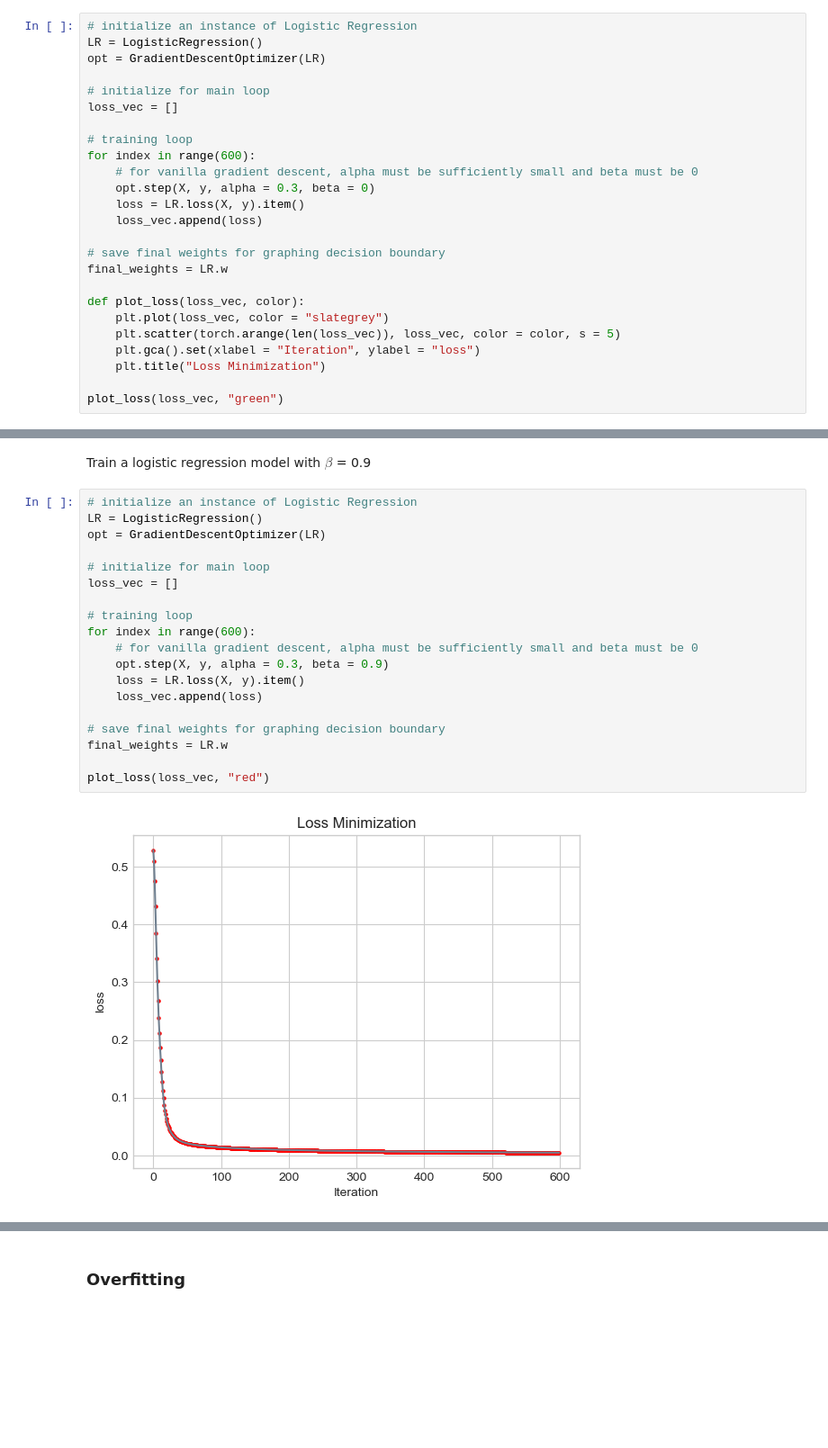
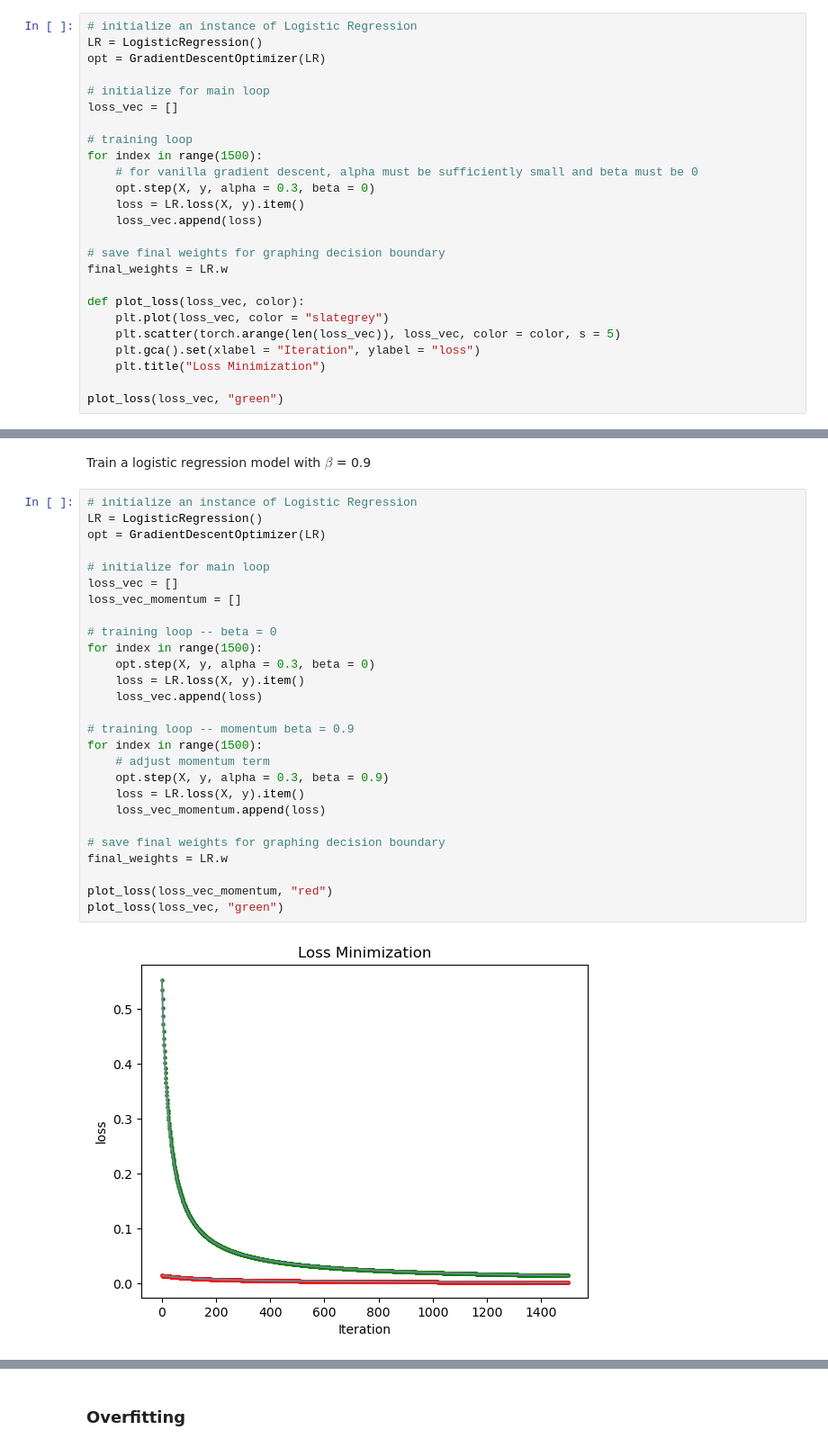
Before and after one commit to lizrightmire02/lizrightmireio.github.io, a Jupyter notebook: posts/LogisticRegression/index.ipynb, the cells around one changed output, grey strips where cells are left out. Shown: that part at 90% size. Drawn from its saved outputs; the diff is of its cells as text; blank space fills up the shorter version.

```diff
--- a/posts/LogisticRegression/index.ipynb
+++ b/posts/LogisticRegression/index.ipynb
@@ -82,7 +82,7 @@ opt = GradientDescentOptimizer(LR)
 loss_vec = []
 
 # training loop
-for index in range(600):
+for index in range(1500):
     # for vanilla gradient descent, alpha must be sufficiently small and beta must be 0
     opt.step(X, y, alpha = 0.3, beta = 0)
     loss = LR.loss(X, y).item()
@@ -124,21 +124,29 @@ Train a logistic regression model with $\beta$ = 0.9
 # %%
 # initialize an instance of Logistic Regression
 LR = LogisticRegression()
 opt = GradientDescentOptimizer(LR)
 
 # initialize for main loop
 loss_vec = []
+loss_vec_momentum = []
 
-# training loop
-for index in range(600):
-    # for vanilla gradient descent, alpha must be sufficiently small and beta must be 0
+# training loop -- beta = 0
+for index in range(1500):
+    opt.step(X, y, alpha = 0.3, beta = 0)
+    loss = LR.loss(X, y).item()
+    loss_vec.append(loss)
+
+# training loop -- momentum beta = 0.9
+for index in range(1500):
+    # adjust momentum term
     opt.step(X, y, alpha = 0.3, beta = 0.9)
     loss = LR.loss(X, y).item()
-    loss_vec.append(loss)
+    loss_vec_momentum.append(loss)
 
 # save final weights for graphing decision boundary
 final_weights = LR.w
 
-plot_loss(loss_vec, "red")
+plot_loss(loss_vec_momentum, "red")
+plot_loss(loss_vec, "green")
 # %% [output]
-[figure, old version]
+[figure, new version]
```
Also changed, not shown: parts of 9 cells of this notebook, 7 other files.
